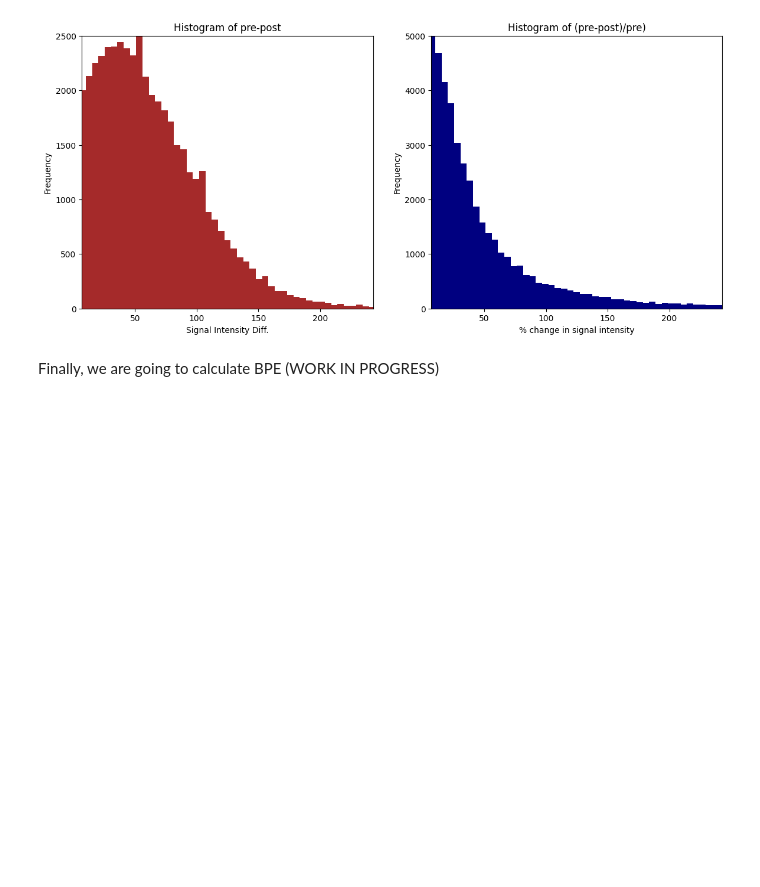
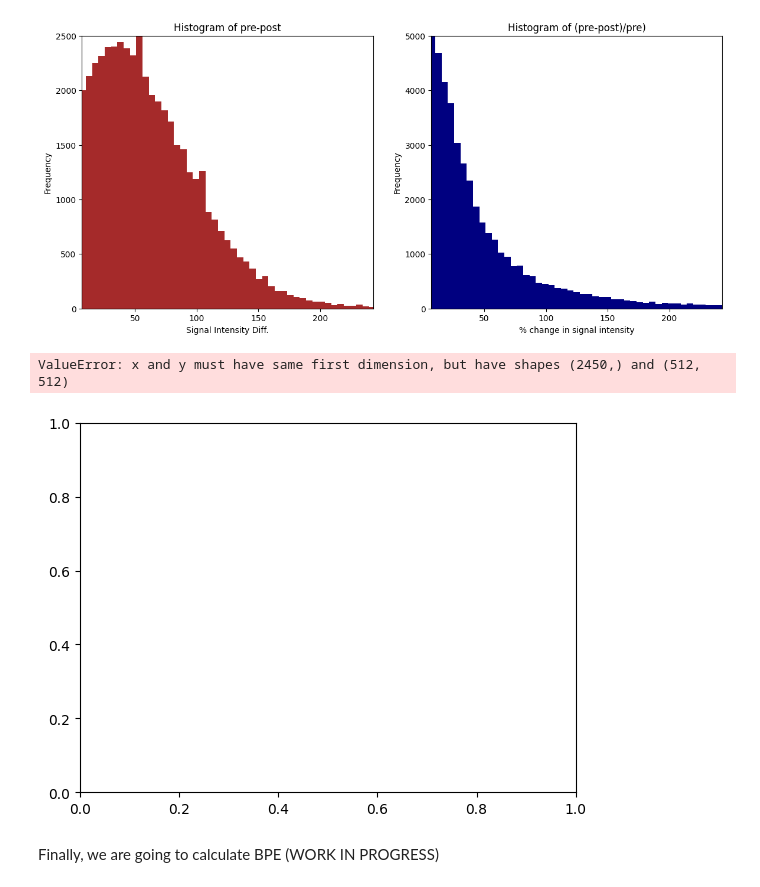
Before and after one commit to hsuryainfo/IntensityThreshold, a Jupyter notebook: contrast_enchan.ipynb, the cells around one changed output. Cells and saved outputs as stored; diff of their text form; code cells hidden in the pictures; blank space fills up the shorter version.

```diff
--- a/contrast_enchan.ipynb
+++ b/contrast_enchan.ipynb
@@ -165,6 +169,17 @@ plt.ylim(0, 5000)
 plt.show()
 # %% [output]
 [figure]
+# %%
+import numpy as np
+import matplotlib.pyplot as plt
+
+x = np.arange(5, 250, 0.1)
+y = masked_array
+fig, ax = plt.subplots()
+ax.plot(x, y)
+# %% [output]
+ValueError: x and y must have same first dimension, but have shapes (2450,) and (512, 512)
+[figure, added]
 # %% [markdown]
 Finally, we are going to calculate BPE (WORK IN PROGRESS)
 # %%
```
Also changed, not shown: parts of 5 cells of this notebook, 2 other files.
